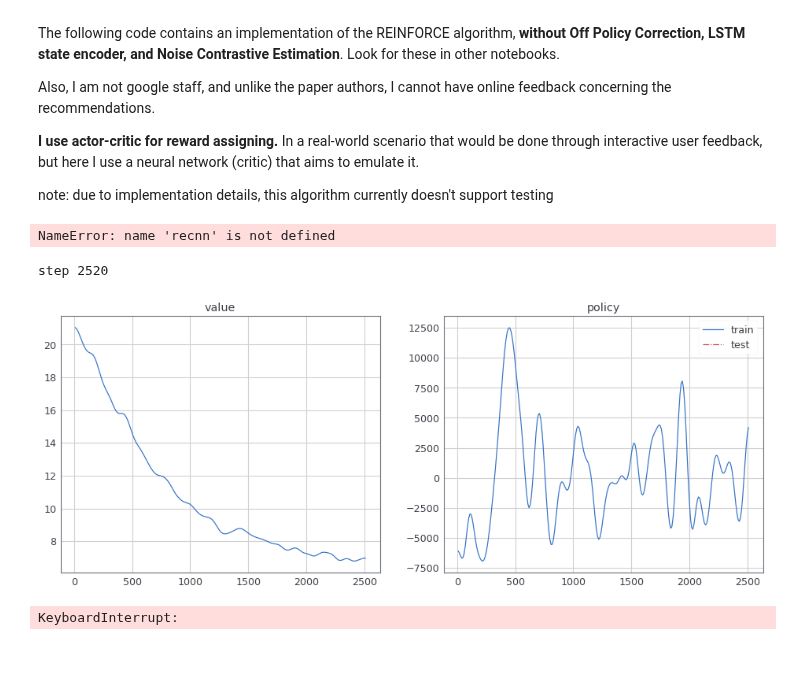
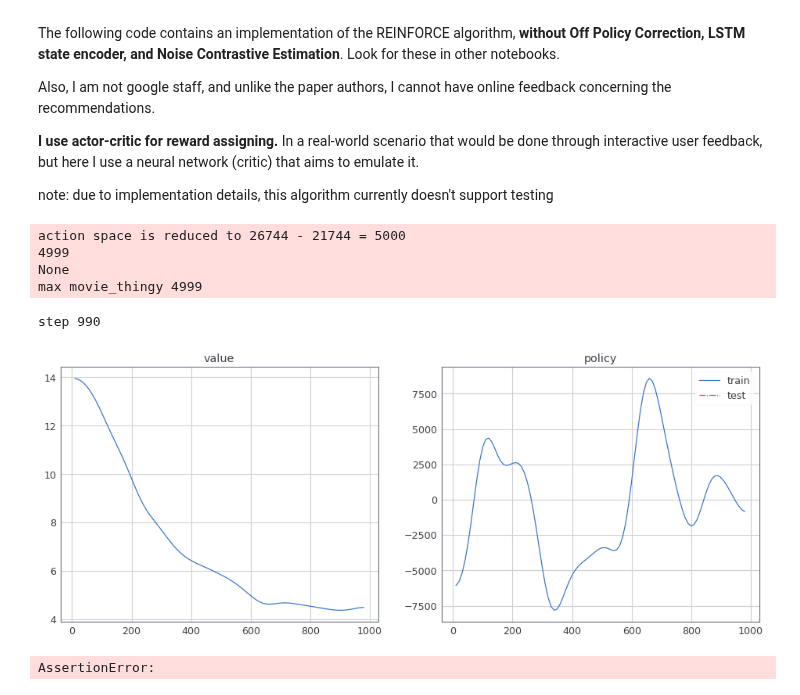
Before and after one commit to awarebayes/RecNN, a Jupyter notebook: examples/2. REINFORCE TopK Off Policy Correction/1. Basic Reinforce with RecNN.ipynb, the cells around one changed output. Drawn from its saved outputs; the diff is of its cells as text; code cells hidden in the pictures; blank space fills up the shorter version.

Commit message:
data loading: caching and ray/dask pandas backends

```diff
--- a/examples/2. REINFORCE TopK Off Policy Correction/1. Basic Reinforce with RecNN.ipynb
+++ b/examples/2. REINFORCE TopK Off Policy Correction/1. Basic Reinforce with RecNN.ipynb
@@ -54,11 +54,32 @@ def prepare_dataset(args_mut, kwargs):
     pipeline = [recnn.data.truncate_dataset, recnn.data.prepare_dataset]
     recnn.data.build_data_pipeline(pipeline, kwargs, args_mut)
 
+
+
 # embeddgings: https://drive.google.com/open?id=1EQ_zXBR3DKpmJR3jBgLvt-xoOvArGMsL
-env = recnn.data.env.FrameEnv('../../data/embeddings/ml20_pca128.pkl',
-                              '../../data/ml-20m/ratings.csv', frame_size, batch_size,
-                              embed_batch=embed_batch, prepare_dataset=prepare_dataset,
-                              num_workers=0)
+dirs = recnn.data.env.DataPath(
+    base="../../data/",
+    embeddings="embeddings/ml20_pca128.pkl",
+    ratings="ml-20m/ratings.csv",
+    # IMPORTANT! I am using a different name for cache
+    # If you change your pipeline, change the name as well!
+    # Different pipelines must have different names!
+    cache="cache/frame_env_truncated.pkl",
+    use_cache=True
+)
+
+env = recnn.data.env.FrameEnv(
+    dirs, frame_size,
+    batch_size,
+    embed_batch=embed_batch,
+    prepare_dataset=prepare_dataset,
+    num_workers=0
+)
+# %% [output]
+action space is reduced to 26744 - 21744 = 5000
+4999
+None
+max movie_thingy 4999
 # %%
 value_net  = recnn.nn.Critic(1290, num_items, 2048, 54e-2).to(cuda)
 policy_net = recnn.nn.DiscreteActor(1290, num_items, 2048).to(cuda)
@@ -66,25 +87,23 @@ policy_net = recnn.nn.DiscreteActor(1290, num_items, 2048).to(cuda)
 reinforce = recnn.nn.Reinforce(policy_net, value_net)
 reinforce = reinforce.to(cuda)
 
-reinforce.writer = SummaryWriter(log_dir='.../../runs/Reinforce{}/'.format(strftime("%H_%M", gmtime())))
+reinforce.writer = SummaryWriter(log_dir='../../runs/Reinforce{}/'.format(strftime("%H_%M", gmtime())))
 plotter = recnn.utils.Plotter(reinforce.loss_layout, [['value', 'policy']],)
-# %% [output]
-NameError: name 'recnn' is not defined
 # %%
 for epoch in range(n_epochs):
     for batch in tqdm(env.train_dataloader):
         loss = reinforce.update(batch)
         reinforce.step()
         if loss:
             plotter.log_losses(loss)
         if reinforce._step % plot_every == 0:
             clear_output(True)
             print('step', reinforce._step)
             plotter.plot_loss()
         if reinforce._step > 1000:
             pass
-            # assert False
+            assert False
 # %% [output]
-step 2520
+step 990
-[figure, old version]
+[figure, new version]
-KeyboardInterrupt:
+AssertionError:
```
Also changed, not shown: 25 other files.
